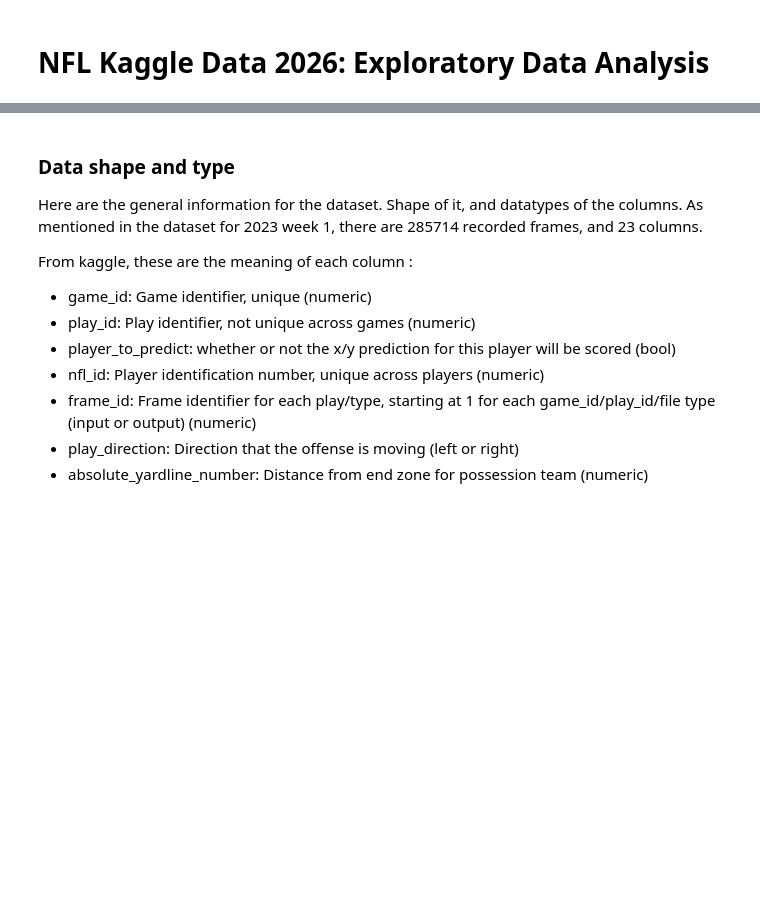
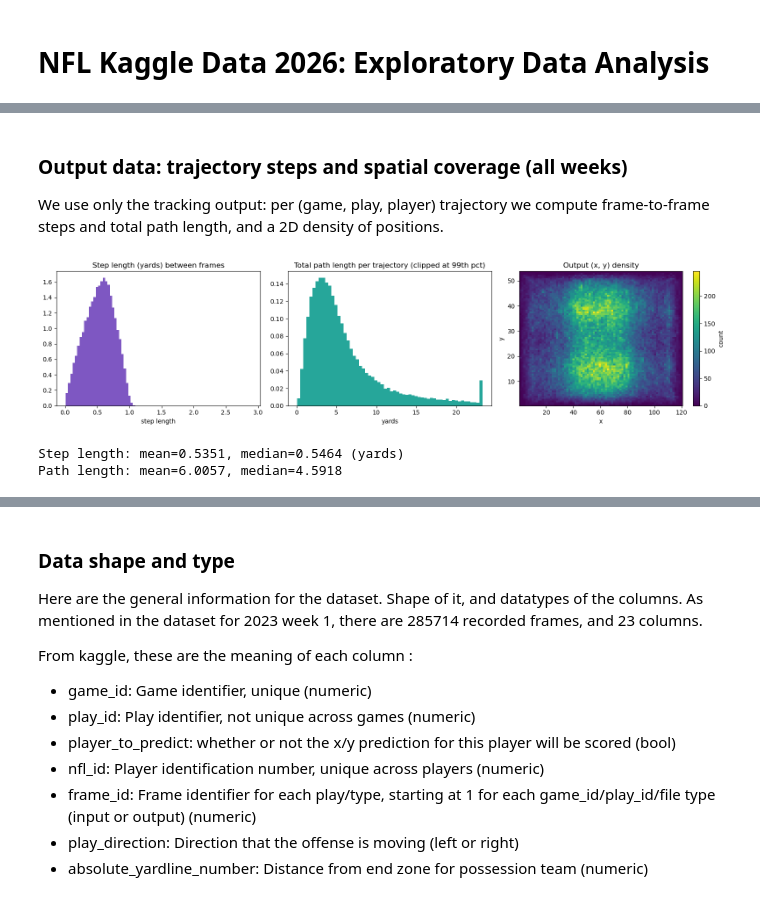
Before and after one commit to Ezennn/Applied_Data_Science_2026, a Jupyter notebook: exploratory_data_analysis.ipynb, the cells around one changed output, grey strips where cells are left out. Saved outputs shown, nothing was run; the diff lists cells and outputs as text; code cells hidden in the pictures; blank space fills up the shorter version.

```diff
--- a/exploratory_data_analysis.ipynb
+++ b/exploratory_data_analysis.ipynb
@@ -21,0 +64,41 @@ df_out = pd.read_csv("train/output_2023_w01.csv")
+# %% [markdown]
+### Output data: trajectory steps and spatial coverage (all weeks)
+
+We use only the tracking output: per (game, play, player) trajectory we compute frame-to-frame steps and total path length, and a 2D density of positions.
+# %%
+d_out = df_out.sort_values(["game_id", "play_id", "nfl_id", "frame_id"]).copy()
+gkeys = ["game_id", "play_id", "nfl_id"]
+d_out["dx"] = d_out.groupby(gkeys)["x"].diff()
+d_out["dy"] = d_out.groupby(gkeys)["y"].diff()
+d_out["step_len"] = np.sqrt(d_out["dx"] ** 2 + d_out["dy"] ** 2)
+
+step_clean = d_out["step_len"].replace(0, np.nan).dropna()
+traj_len = d_out.groupby(gkeys)["step_len"].sum().rename("path_length_yards")
+
+fig, axes = plt.subplots(1, 3, figsize=(16, 4))
+axes[0].hist(step_clean, bins=80, color="#7e57c2", edgecolor="none", density=True)
+axes[0].set_title("Step length (yards) between frames")
+axes[0].set_xlabel("step length")
+
+clip_hi = traj_len.quantile(0.99)
+axes[1].hist(traj_len.clip(upper=clip_hi), bins=60, color="#26a69a", edgecolor="none", density=True)
+axes[1].set_title("Total path length per trajectory (clipped at 99th pct)")
+axes[1].set_xlabel("yards")
+
+sample_xy = d_out[["x", "y"]].dropna()
+if len(sample_xy) > 500_000:
+    sample_xy = sample_xy.sample(500_000, random_state=42)
+h = axes[2].hist2d(sample_xy["x"], sample_xy["y"], bins=80, cmap="viridis")
+axes[2].set_title("Output (x, y) density")
+axes[2].set_xlabel("x")
+axes[2].set_ylabel("y")
+plt.colorbar(h[3], ax=axes[2], label="count")
+plt.tight_layout()
+plt.show()
+
+print("Step length: mean=%.4f, median=%.4f (yards)" % (step_clean.mean(), step_clean.median()))
+print("Path length: mean=%.4f, median=%.4f" % (traj_len.mean(), traj_len.median()))
+# %% [output]
+[figure, added]
+Step length: mean=0.5351, median=0.5464 (yards)
+Path length: mean=6.0057, median=4.5918
```
Also changed, not shown: parts of 59 cells of this notebook.
